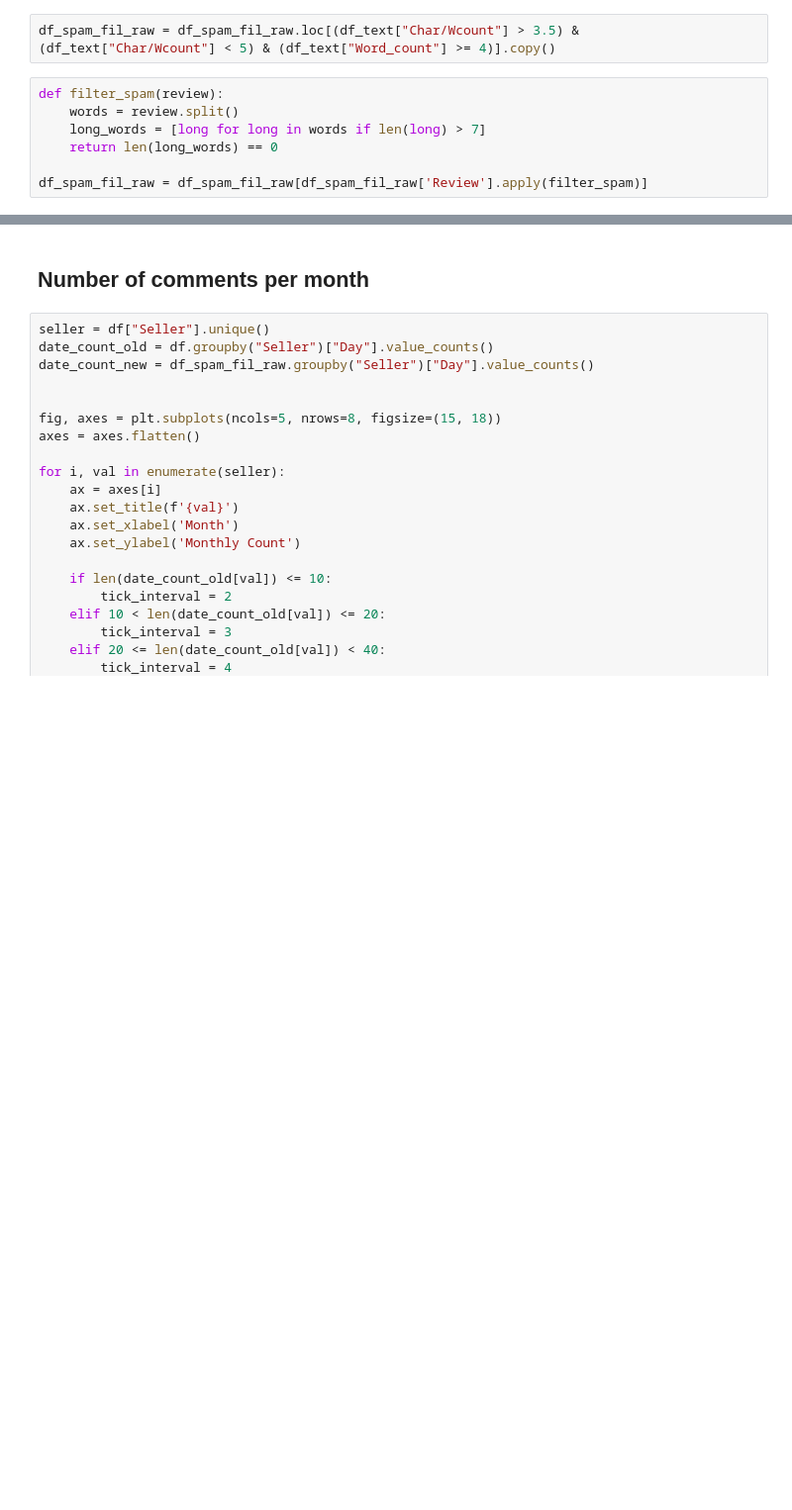
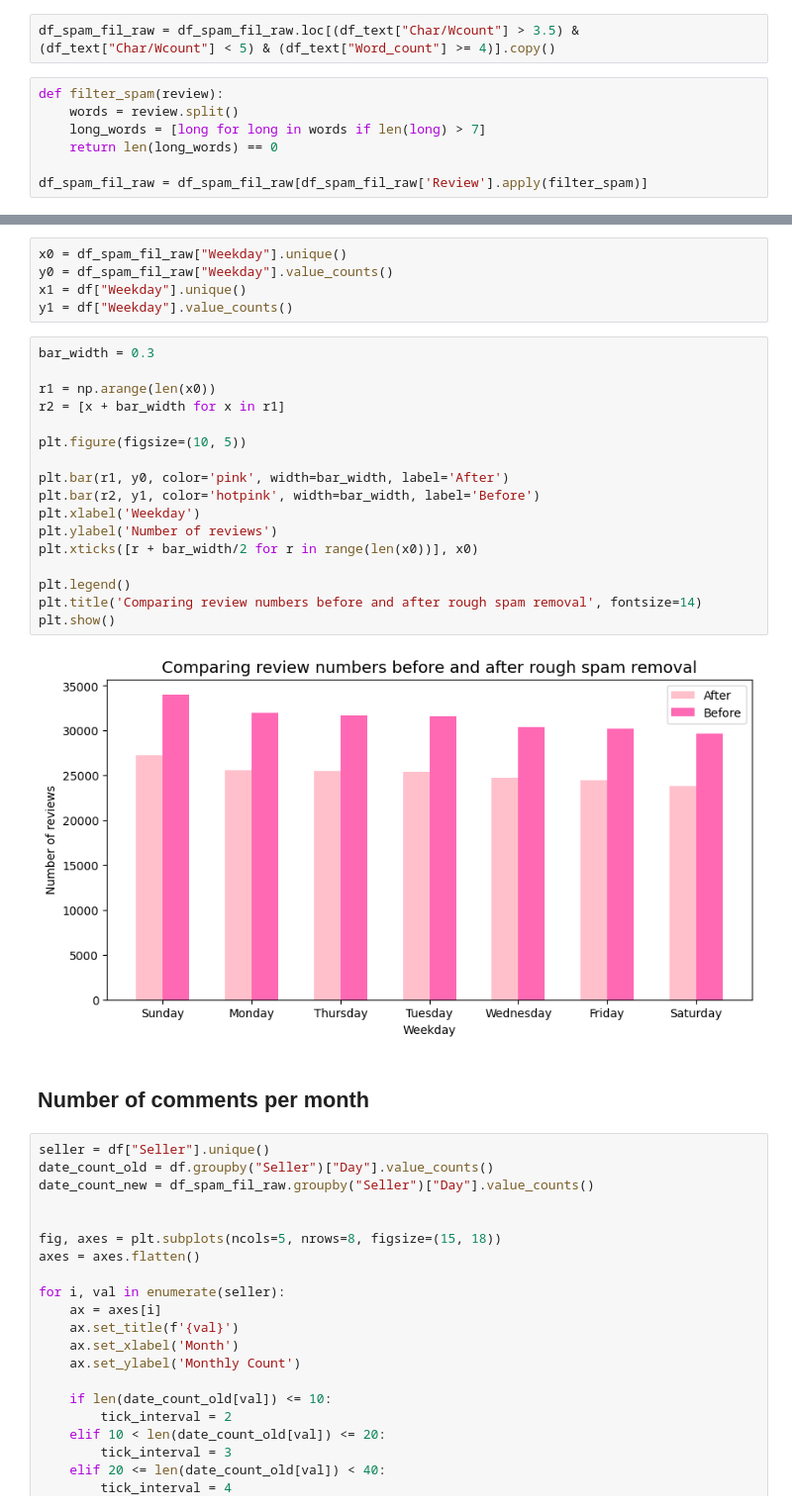
Before and after one commit to myduong-0420/Sentiment-Analysis-on-online-shopping-platforms, a Jupyter notebook: data-preprocessing/data_preprocess&feature_engineering.ipynb, the cells around one changed output, grey strips where cells are left out. Shown at 99% size. Cells and saved outputs as stored; diff of their text form; blank space fills up the shorter version.

```diff
--- a/data-preprocessing/data_preprocess&feature_engineering.ipynb
+++ b/data-preprocessing/data_preprocess&feature_engineering.ipynb
@@ -151,3 +161,27 @@ df_spam_fil_raw.head()
+# %%
+x0 = df_spam_fil_raw["Weekday"].unique()
+y0 = df_spam_fil_raw["Weekday"].value_counts()
+x1 = df["Weekday"].unique()
+y1 = df["Weekday"].value_counts()
+# %%
+bar_width = 0.3
+
+r1 = np.arange(len(x0))
+r2 = [x + bar_width for x in r1]
+
+plt.figure(figsize=(10, 5))
+
+plt.bar(r1, y0, color='pink', width=bar_width, label='After')
+plt.bar(r2, y1, color='hotpink', width=bar_width, label='Before')
+plt.xlabel('Weekday')
+plt.ylabel('Number of reviews')
+plt.xticks([r + bar_width/2 for r in range(len(x0))], x0)
+
+plt.legend()
+plt.title('Comparing review numbers before and after rough spam removal', fontsize=14)
+plt.show()
+# %% [output]
+[figure, added]
 # %% [markdown]
 ## Number of comments per month
 # %%
```
Also changed, not shown: parts of 5 cells of this notebook.
